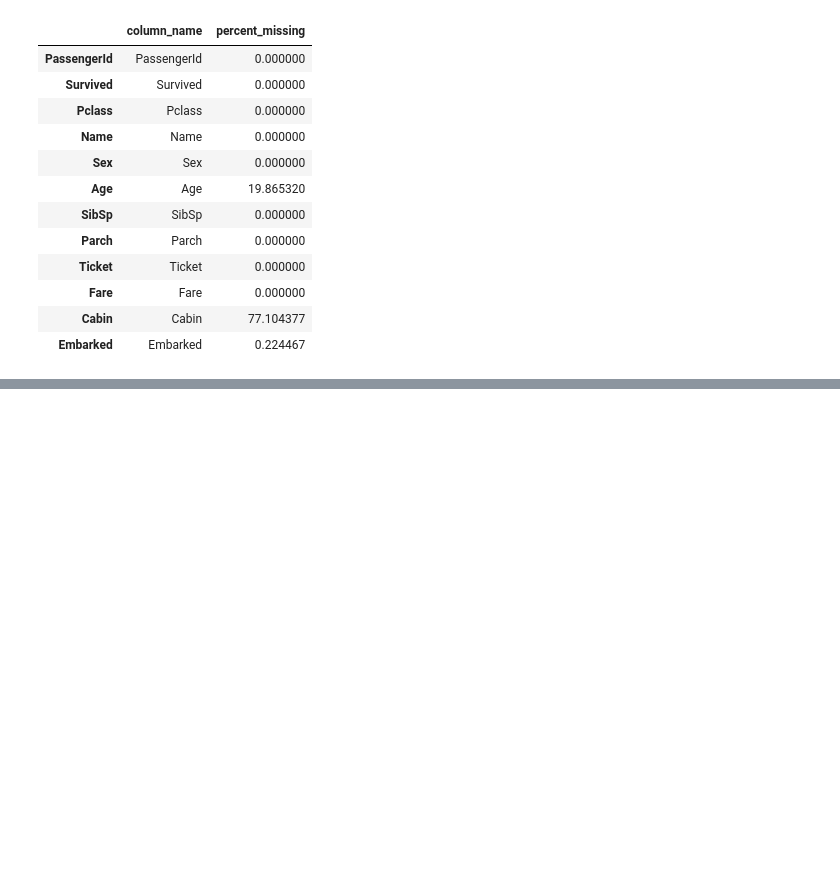
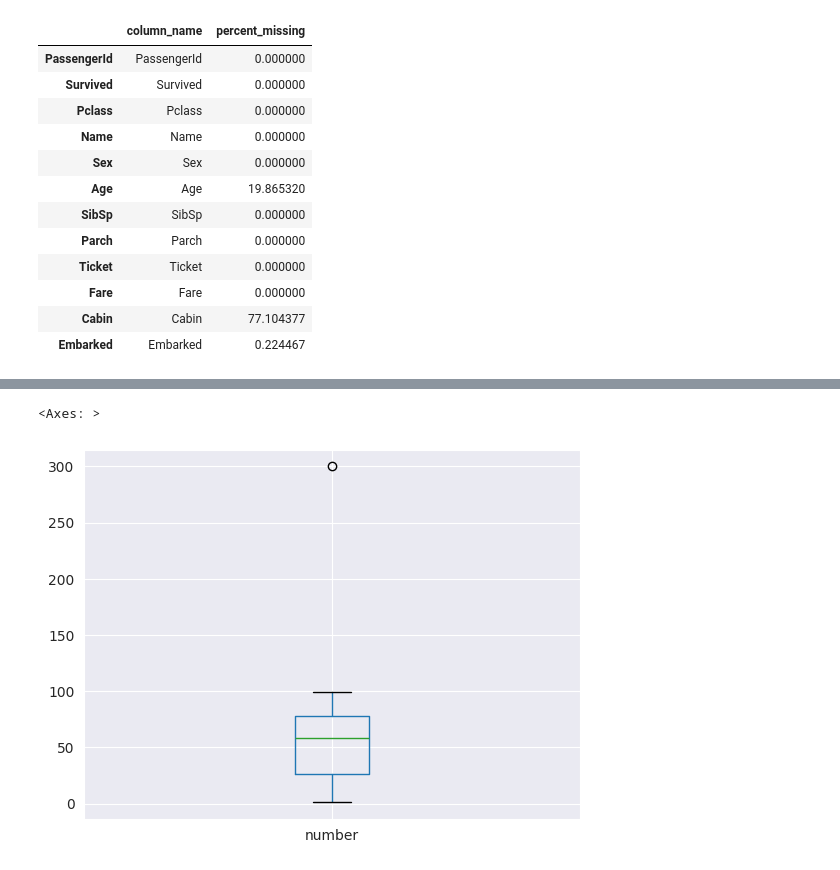
Before and after one commit to Ruvini-Rangathara-org/Machine-Learning-GDSE, a Jupyter notebook: 6th-week/handling-missing-data.ipynb, the cells around one changed output, grey strips where cells are left out. Drawn from its saved outputs; the diff is of its cells as text; code cells hidden in the pictures; blank space fills up the shorter version.

```diff
--- a/6th-week/handling-missing-data.ipynb
+++ b/6th-week/handling-missing-data.ipynb
@@ -113,0 +264,24 @@ dtype: int64
+# %%
+import numpy as np
+import pandas as pd
+
+# Create a list of 100 random integers between 0 and 100
+lst = [np.random.randint(0, 100) for i in range(100)]
+print(lst)
+
+# Adding a manual outlier
+global_outlier = [300]
+print(global_outlier)
+
+# Combine the list with the outlier and create a DataFrame
+df = pd.DataFrame(lst + global_outlier, columns=['number'])
+
+# Minimum percentile value
+min_val = df['number'].quantile(0.05)
+
+# Maximum percentile value
+max_val = df['number'].quantile(0.95)
+
+# Finding all the outliers
+outliers = df[(df['number'] < min_val) | (df['number'] > max_val)]
+print(outliers)
@@ -113,0 +302,5 @@ dtype: int64
+# %%
+df.boxplot(['number'])
+# %% [output]
+<Axes: >
+[figure, added]
```
Also changed, not shown: parts of 29 cells of this notebook, 1 other file.
